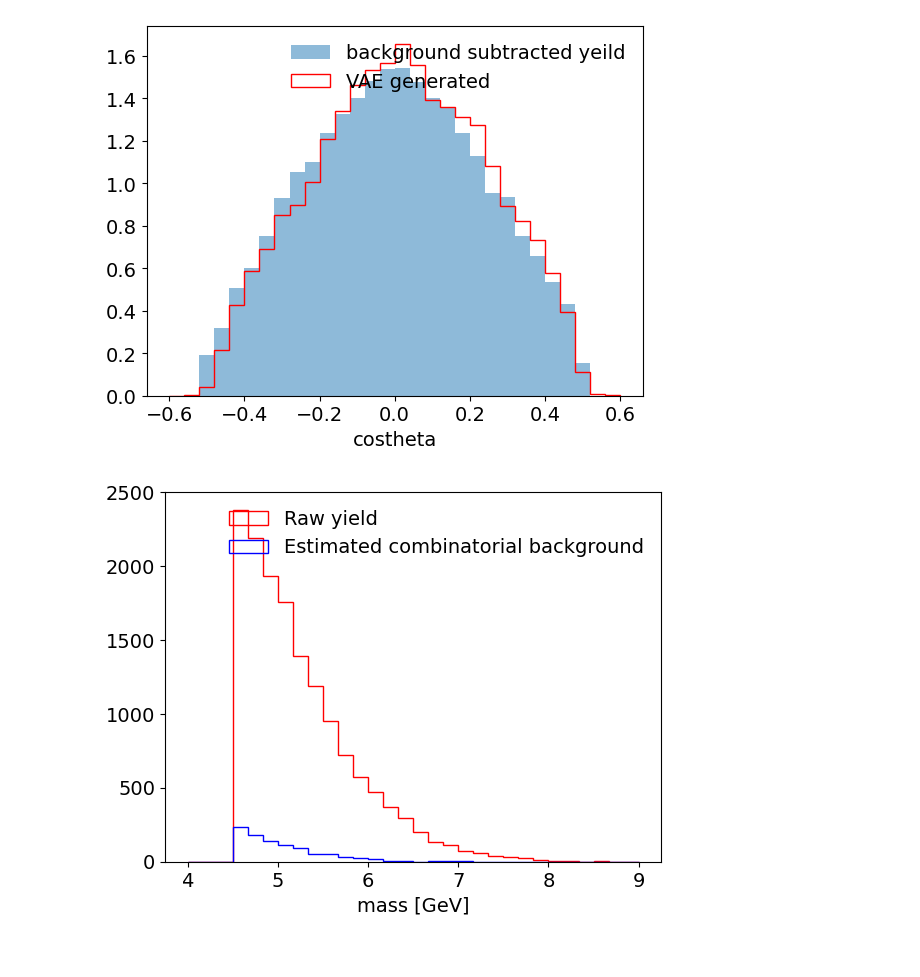
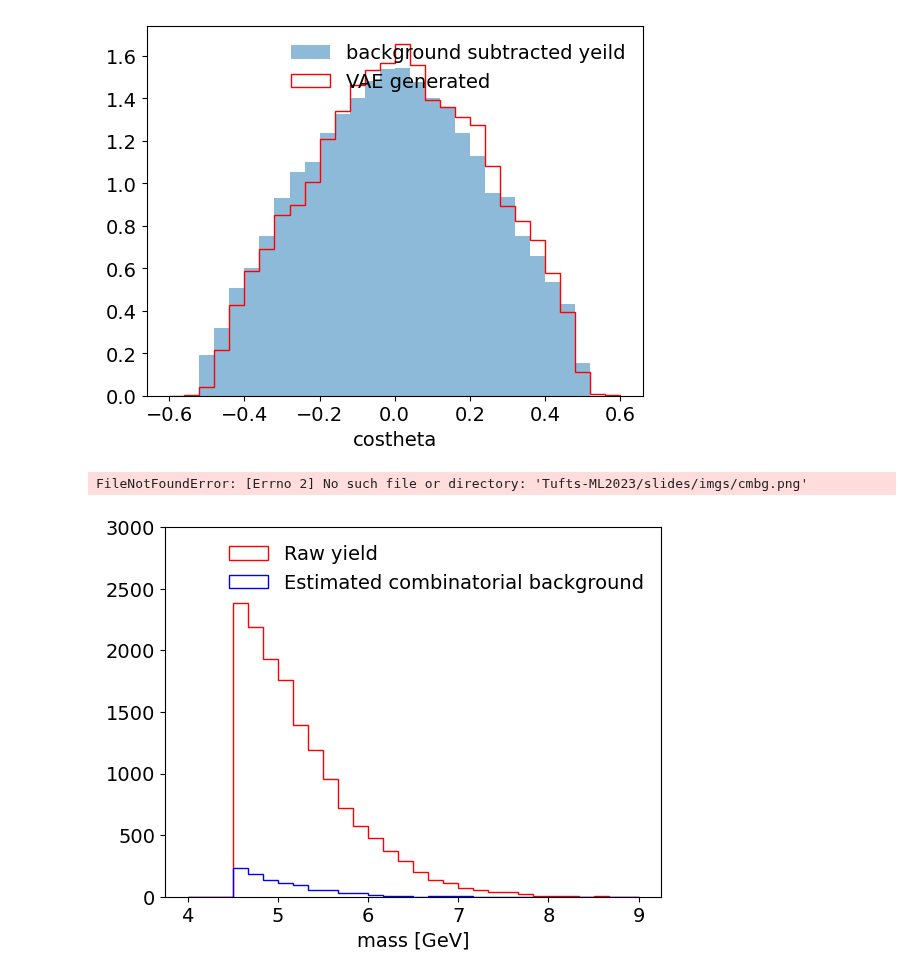
Before and after one commit to dinupa1/BMF, a Jupyter notebook: RemoveBackgroundVAE.ipynb, the cells around one changed output. Drawn from its saved outputs; the diff is of its cells as text; code cells hidden in the pictures.

```diff
--- a/RemoveBackgroundVAE.ipynb
+++ b/RemoveBackgroundVAE.ipynb
@@ -196,11 +196,13 @@ plt.show()
 # %%
 bins = np.linspace(4.0, 9.0, 31)
 
 plt.hist(events.mass[events.weight==1], bins=bins, label="Raw yield", histtype="step", color="red")
 plt.hist(events.mass[events.weight==-1], bins=bins, label="Estimated combinatorial background", histtype="step", color="blue")
 plt.legend(frameon=False)
 plt.xlabel("mass [GeV]")
+plt.ylim(0., 3000.)
 plt.savefig("Tufts-ML2023/slides/imgs/cmbg.png")
 plt.show()
 # %% [output]
+FileNotFoundError: [Errno 2] No such file or directory: 'Tufts-ML2023/slides/imgs/cmbg.png'
-[figure, old version]
+[figure, new version]
```
